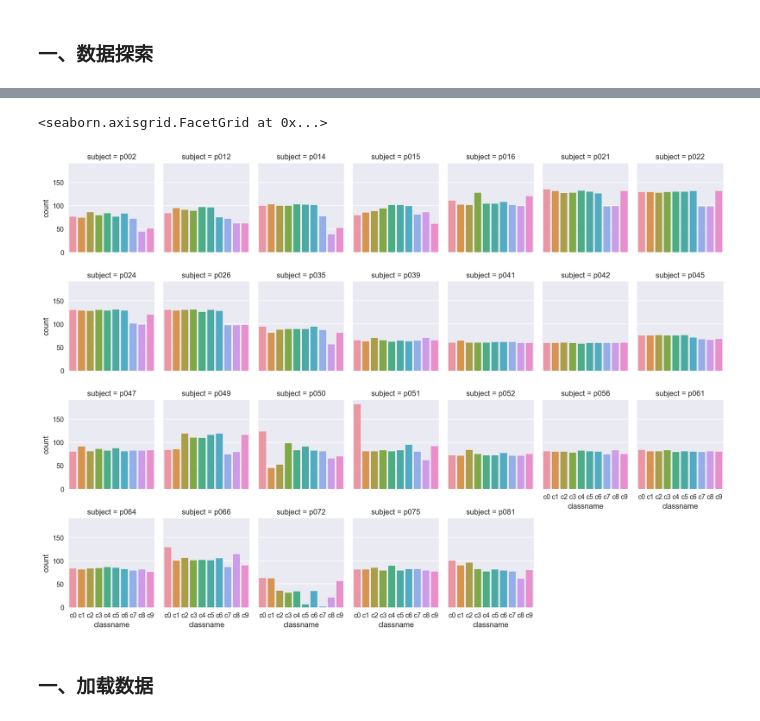
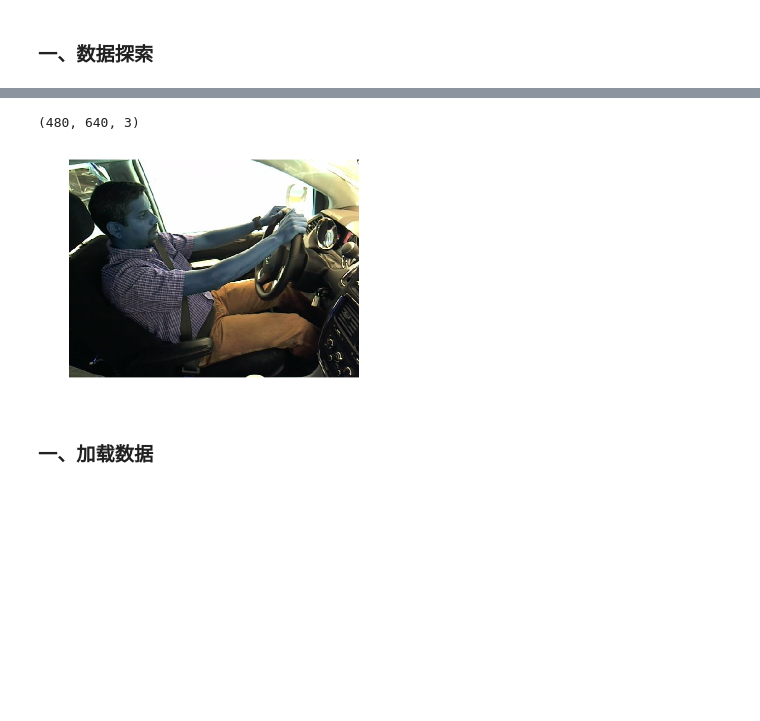
Before and after one commit to claudehotline/distracted_driver_detection, a Jupyter notebook: base_model_vgg16.ipynb, the cells around one changed output, grey strips where cells are left out. Drawn from its saved outputs; the diff is of its cells as text; code cells hidden in the pictures; blank space fills up the shorter version.

```diff
--- a/base_model_vgg16.ipynb
+++ b/base_model_vgg16.ipynb
@@ -48,8 +54,18 @@ sns.countplot(y='subject', data=driver_image_list)
-# %%
-sns.factorplot(x="classname", col='subject', col_wrap=7, data=driver_image_list, kind="count", size=2.5, aspect=.8)
-# %% [output]
-<seaborn.axisgrid.FacetGrid at 0x...>
-[figure, removed]
+# %%
+image_train_folder_path = join(pardir, 'data', 'driver_dataset', 'train')
+image_test_floder_path = join(pardir, 'data', 'driver_dataset', 'test')
+
+# 示例图片
+image_file = join(image_train_folder_path, 'c0', 'img_34.jpg')
+image = cv2.imread(image_file)
+
+print(image.shape)
+
+plt.axis('off')
+ax = plt.imshow(image)
+# %% [output]
+(480, 640, 3)
+[figure, added]
 # %% [markdown]
 ### 一、加载数据
 # %%
```
Also changed, not shown: parts of 5 cells of this notebook, 2 other files.
